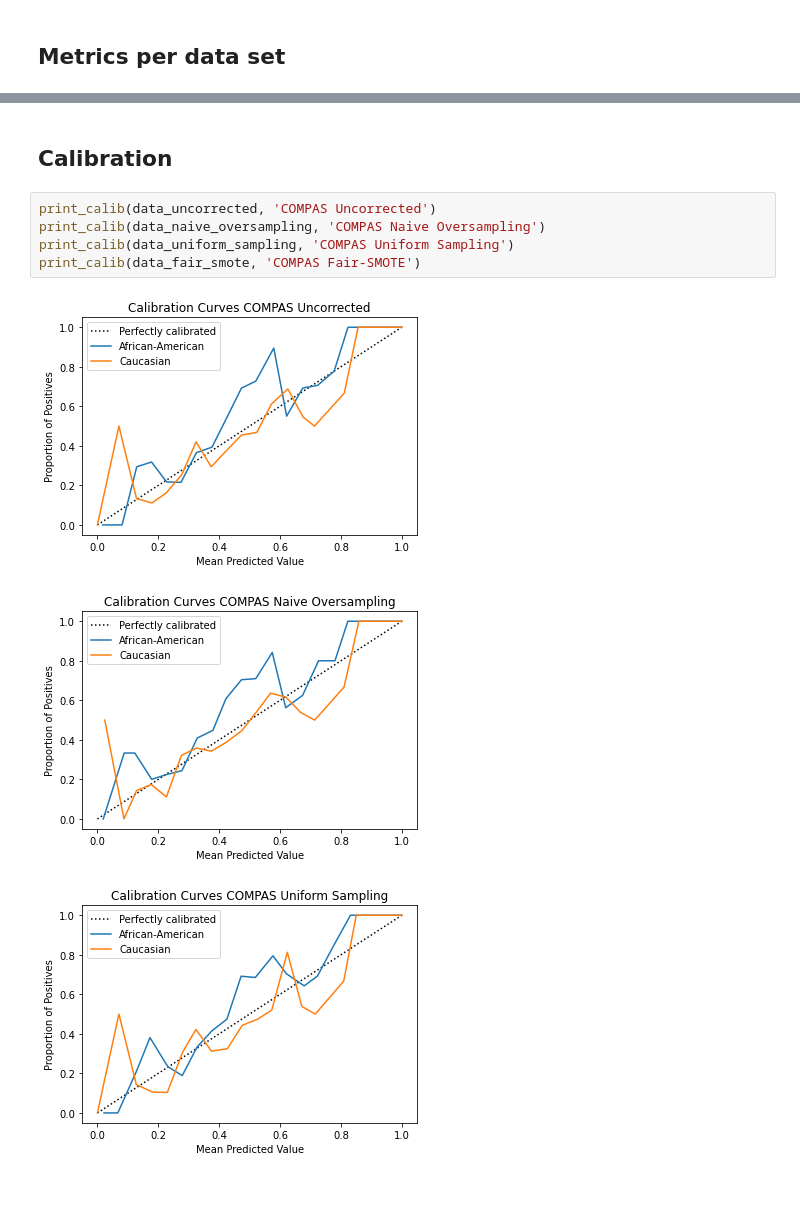
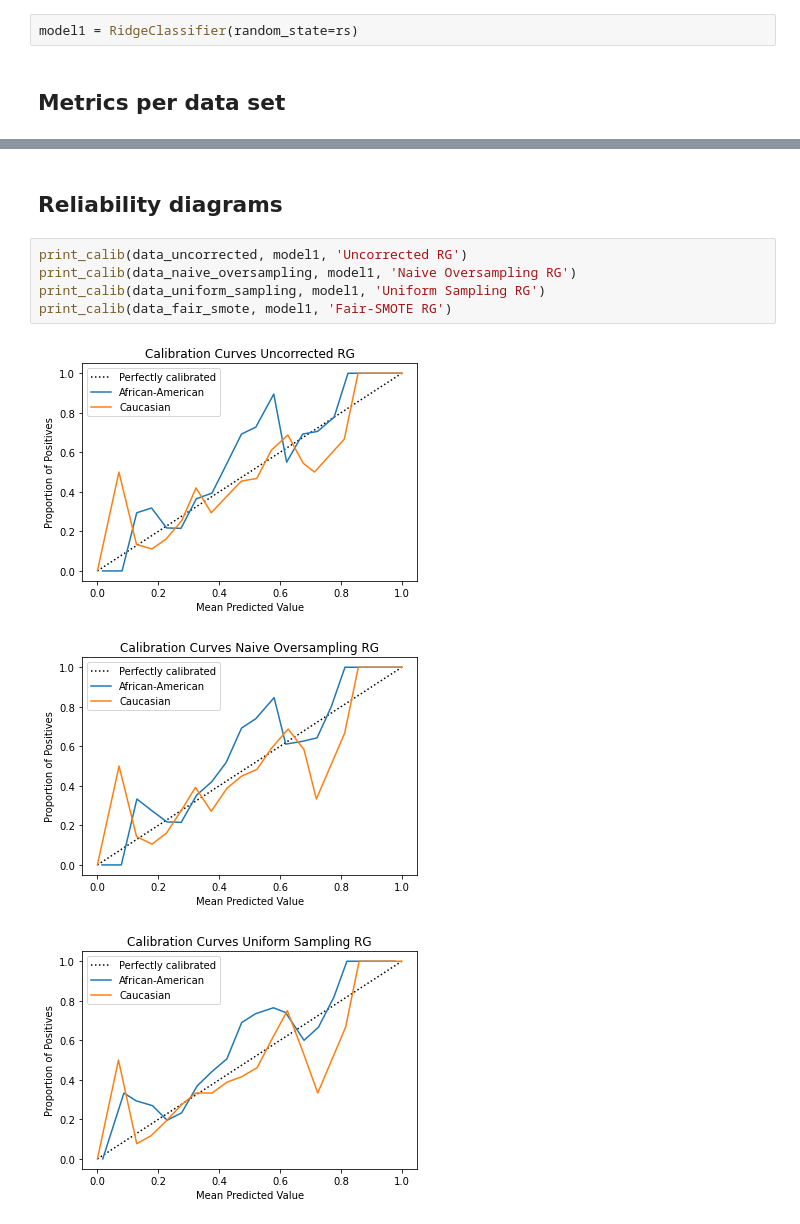
Before and after one commit to youkkka/Thesis-Experiments, a Jupyter notebook: Compas_experiment.ipynb, the cells around one changed output, grey strips where cells are left out. Cells and saved outputs as stored; diff of their text form; blank space fills up the shorter version.

Commit message:
Add models, refine metrics report

```diff
--- a/Compas_experiment.ipynb
+++ b/Compas_experiment.ipynb
@@ -477,3 +467,5 @@ def print_calib(traindataset, title):
+# %%
+model1 = RidgeClassifier(random_state=rs)
 # %% [markdown]
 ## Metrics per data set
 # %% [markdown]
@@ -619,11 +587,11 @@ equalized odds diff: 0.07
 # %% [markdown]
-## Calibration
+## Reliability diagrams
 # %%
-print_calib(data_uncorrected, 'COMPAS Uncorrected')
-print_calib(data_naive_oversampling, 'COMPAS Naive Oversampling')
-print_calib(data_uniform_sampling, 'COMPAS Uniform Sampling')
-print_calib(data_fair_smote, 'COMPAS Fair-SMOTE')
+print_calib(data_uncorrected, model1, 'Uncorrected RG')
+print_calib(data_naive_oversampling, model1, 'Naive Oversampling RG')
+print_calib(data_uniform_sampling, model1, 'Uniform Sampling RG')
+print_calib(data_fair_smote, model1, 'Fair-SMOTE RG')
 # %% [output]
-[figure, old version]
+[figure, new version]
-[figure, old version]
+[figure, new version]
-[figure, old version]
+[figure, new version]
```
Also changed, not shown: parts of 58 cells of this notebook.
